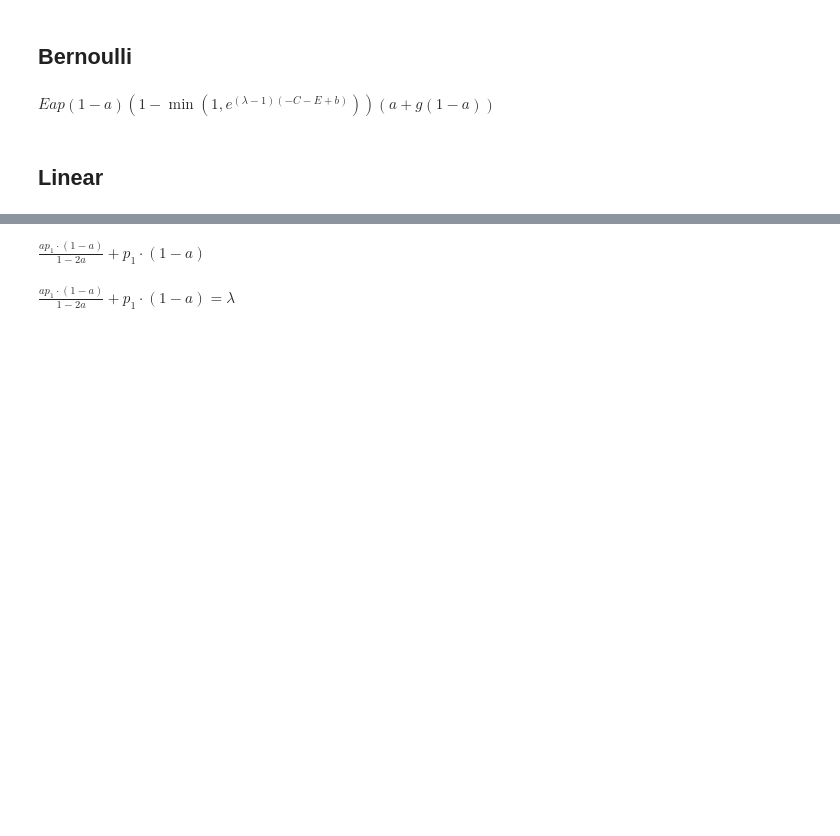
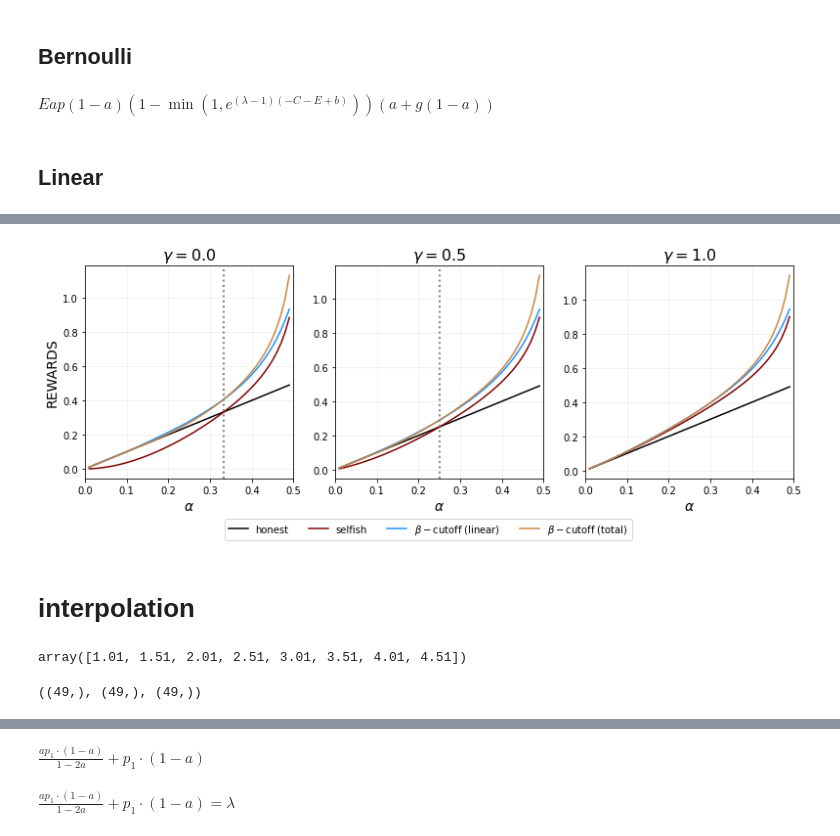
Before and after one commit to michaelneuder/opportunistic-mining, a Jupyter notebook: ec-submission-figures-3.ipynb, the cells around one changed output, grey strips where cells are left out. Drawn from its saved outputs; the diff is of its cells as text; code cells hidden in the pictures; blank space fills up the shorter version.

```diff
--- a/ec-submission-figures-3.ipynb
+++ b/ec-submission-figures-3.ipynb
@@ -89,0 +345,42 @@ $\displaystyle \frac{0.122626480390481 a \left(a^{2} \cdot \left(2.0 a - 3.0\rig
+# %%
+f, axarr = plt.subplots(nrows=1, ncols=3, figsize=(13,4))
+
+axarr[0].plot(alphas, alphas, color='black', label='honest')
+axarr[0].plot(alphas, selfish_rews[0,:], color='maroon', label='selfish')
+axarr[0].plot(alphas, linear_rews[0,:], color='dodgerblue', label=r'$\beta-$cutoff (linear)')
+axarr[0].plot(alphas, total_rews[0,:]/3, color='peru', label=r'$\beta-$cutoff (total)')
+
+axarr[1].plot(alphas, alphas, color='black', label='honest')
+axarr[1].plot(alphas, selfish_rews[1,:], color='maroon', label='selfish')
+axarr[1].plot(alphas, linear_rews[1,:], color='dodgerblue', label=r'$\beta-$cutoff (linear)')
+axarr[1].plot(alphas, total_rews[1,:]/3, color='peru', label=r'$\beta-$cutoff (total)')
+
+axarr[2].plot(alphas, alphas, color='black', label='honest')
+axarr[2].plot(alphas, selfish_rews[2,:], color='maroon', label='selfish')
+axarr[2].plot(alphas, linear_rews[2,:], color='dodgerblue', label=r'$\beta-$cutoff (linear)')
+axarr[2].plot(alphas, total_rews[2,:]/3, color='peru', label=r'$\beta-$cutoff (total)')
+
+axarr[0].set_title(r'$\gamma=0.0$', size=16)
+axarr[1].set_title(r'$\gamma=0.5$', size=16)
+axarr[2].set_title(r'$\gamma=1.0$', size=16)
+
+axarr[0].axvline(1/3, color='gray', label=r'$\alpha=1/3$', linestyle='dotted', linewidth=2)
+axarr[1].axvline(1/4, color='gray', label=r'$\alpha=1/4$', linestyle='dotted', linewidth=2)
+
+
+for i, ax in enumerate(axarr):
+    ax.grid(alpha=0.2)
+    ax.set_xlim(0,0.5)
+    ax.set_xlabel(r'$\alpha$', size=14)
+
+axarr[0].set_ylabel('REWARDS', size=14)
+
+handles, labels = axarr[2].get_legend_handles_labels()
+f.legend(handles, labels, loc='upper center', bbox_to_anchor=(0.5, -0.0), ncol=5)
+
+# plt.savefig('out.png', dpi=150, bbox_inches='tight', facecolor='white')
+plt.show()
+# %% [output]
+[figure, added]
+# %% [markdown]
+# interpolation
@@ -89,0 +407,38 @@ $\displaystyle \frac{0.122626480390481 a \left(a^{2} \cdot \left(2.0 a - 3.0\rig
+# %%
+betas
+# %% [output]
+array([1.01, 1.51, 2.01, 2.51, 3.01, 3.51, 4.01, 4.51])
+# %%
+selfish_rews = []
+linear_rews  = []
+total_rews   = []
+for i, a_ in tqdm(enumerate(alphas)):
+    bestBeta = 100.
+    bestEll  = sp.nsolve(eq1.subs({a:a_, b:bestBeta, g:g_}), ell, 0.1)
+    rew      = (1/(1-bestEll))*attack_fixed.subs({a:a_, b:bestBeta, g:g_, ell:bestEll})
+    selfish_rews.append(rew)
+
+    temp = []
+    for b_ in betas:
+        ell_ = sp.nsolve(eq1.subs({a:a_, b:b_, g:g_}), ell, 0.1)
+        temp.append(attack_lin.subs({a:a_, b:b_, g:g_, ell:ell_}))
+    bestBeta = betas[np.argmax(temp)]
+    bestEll  = sp.nsolve(eq1.subs({a:a_, b:bestBeta, g:g_}), ell, 0.1)
+    rew      = attack_lin.subs({a:a_, b:bestBeta, g:g_, ell:bestEll})
+    linear_rews.append(rew)
+
+    temp = []
+    for b_ in betas:
+        ell_ = sp.nsolve(eq1.subs({a:a_, b:b_, g:g_}), ell, 0.1)
+        temp.append(attack_two.subs({a:a_, b:b_, g:g_, ell:ell_}))
+    bestBeta = betas[np.argmax(temp)]
+    bestEll  = sp.nsolve(eq1.subs({a:a_, b:bestBeta, g:g_}), ell, 0.1)
+    rew      = attack_two.subs({a:a_, b:bestBeta, g:g_, ell:bestEll})
+    total_rews.append(rew)
+
+selfish_rews = np.array(selfish_rews)
+linear_rews = np.array(linear_rews)
+total_rews = np.array(total_rews)
+selfish_rews.shape, linear_rews.shape, total_rews.shape
+# %% [output]
+((49,), (49,), (49,))
```
Also changed, not shown: parts of 50 cells of this notebook, 2 other files.
